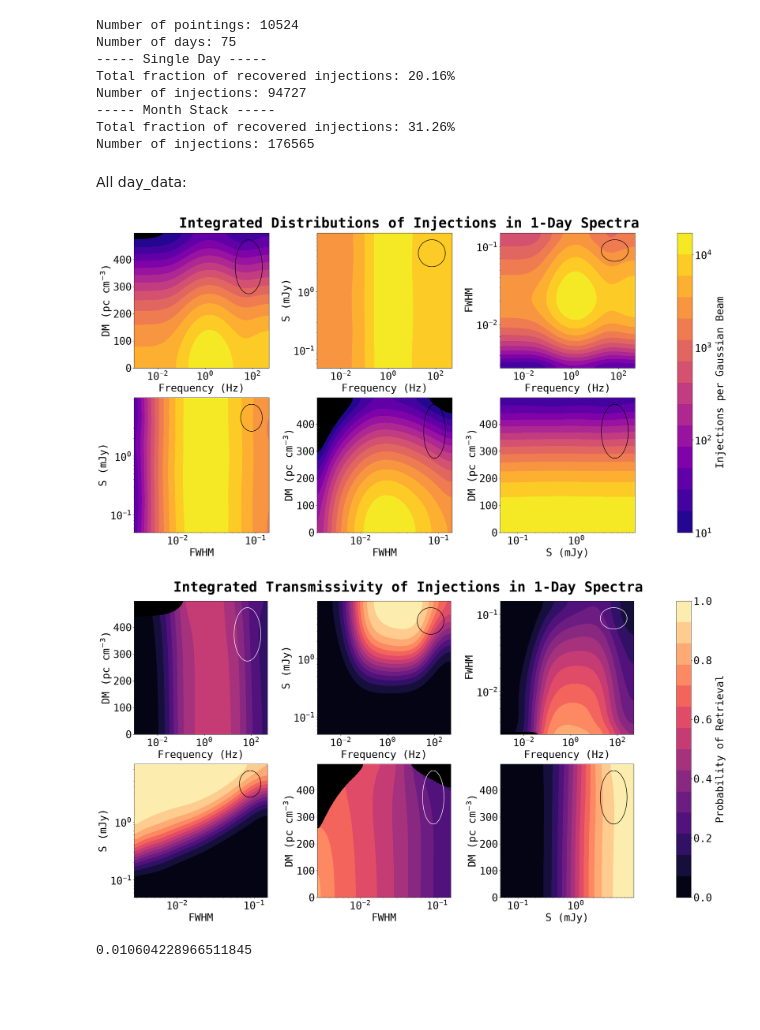
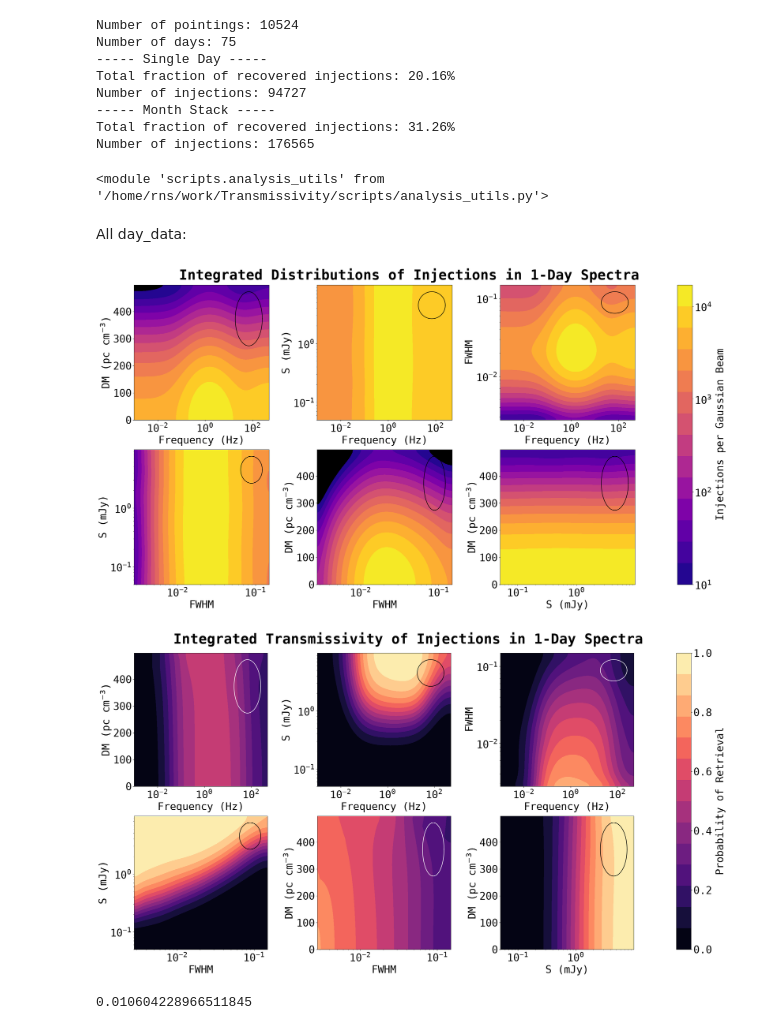
Before and after one commit to chime-sps/Transmissivity, a Jupyter notebook: results/injection_analysis_2d.ipynb, the cells around one changed output. Drawn from its saved outputs; the diff is of its cells as text; code cells hidden in the pictures; blank space fills up the shorter version.

Commit message:
switch to interpolation for thin regions

```diff
--- a/results/injection_analysis_2d.ipynb
+++ b/results/injection_analysis_2d.ipynb
@@ -86,6 +83,10 @@ f_dev = 100
 DM_dev = 100
 S_dev = 100
 FWHM_dev = 80
+# %%
+importlib.reload(au)
+# %% [output]
+<module 'scripts.analysis_utils' from '/home/rns/work/Transmissivity/scripts/analysis_utils.py'>
 # %% [markdown]
 All day_data:
 # %%
@@ -135,35 +136,35 @@ transmissivities_1 = [dm_f_ret_p_smooth_1, s_f_ret_p_smooth_1, fwhm_f_ret_p_smoo
              s_fwhm_ret_p_smooth_1, dm_fwhm_ret_p_smooth_1, dm_s_ret_p_smooth_1]
 
 injections_1 = [dm_f_inj_smooth_1,
                 s_f_inj_smooth_1,
                 fwhm_f_inj_smooth_1,
                 s_fwhm_inj_smooth_1,
                 dm_fwhm_inj_smooth_1,
                 dm_s_inj_smooth_1,
                 ]
 
 injections_all_1 = list(injections_1)
 
 au.make_contour_map(injections_1,
                      bins1, bins2,
                      dev1, dev2,
                      'Integrated Distributions of Injections in 1-Day Spectra',
                      cmap = 'plasma',
                      colorbar_name = 'Injections per Gaussian Beam',
                      cmap_log = True,
                      ellipse_colors = ['k', 'k', 'k', 'k', 'k', 'k'],
                      log_ticks = [1e1, 1e2, 1e3, 1e4]
                      )
 
-au.make_contour_map(mask_thin(transmissivities_1, injections_1, 20),
+au.make_contour_map(transmissivities_1,
                      bins1, bins2,
                      dev1, dev2,
                      'Integrated Transmissivity of Injections in 1-Day Spectra',
                      ellipse_colors = ['w', 'k', 'w', 'k', 'w', 'k']
                      )
 # %% [output]
 [figure]
-[figure, old version]
+[figure, new version]
 # %%
 S_mask = day_data[:, 6] < 0.1
 retrieved_mask = day_data[:, -1] > 0
```
Also changed, not shown: parts of 3 cells of this notebook, 1 other file.
